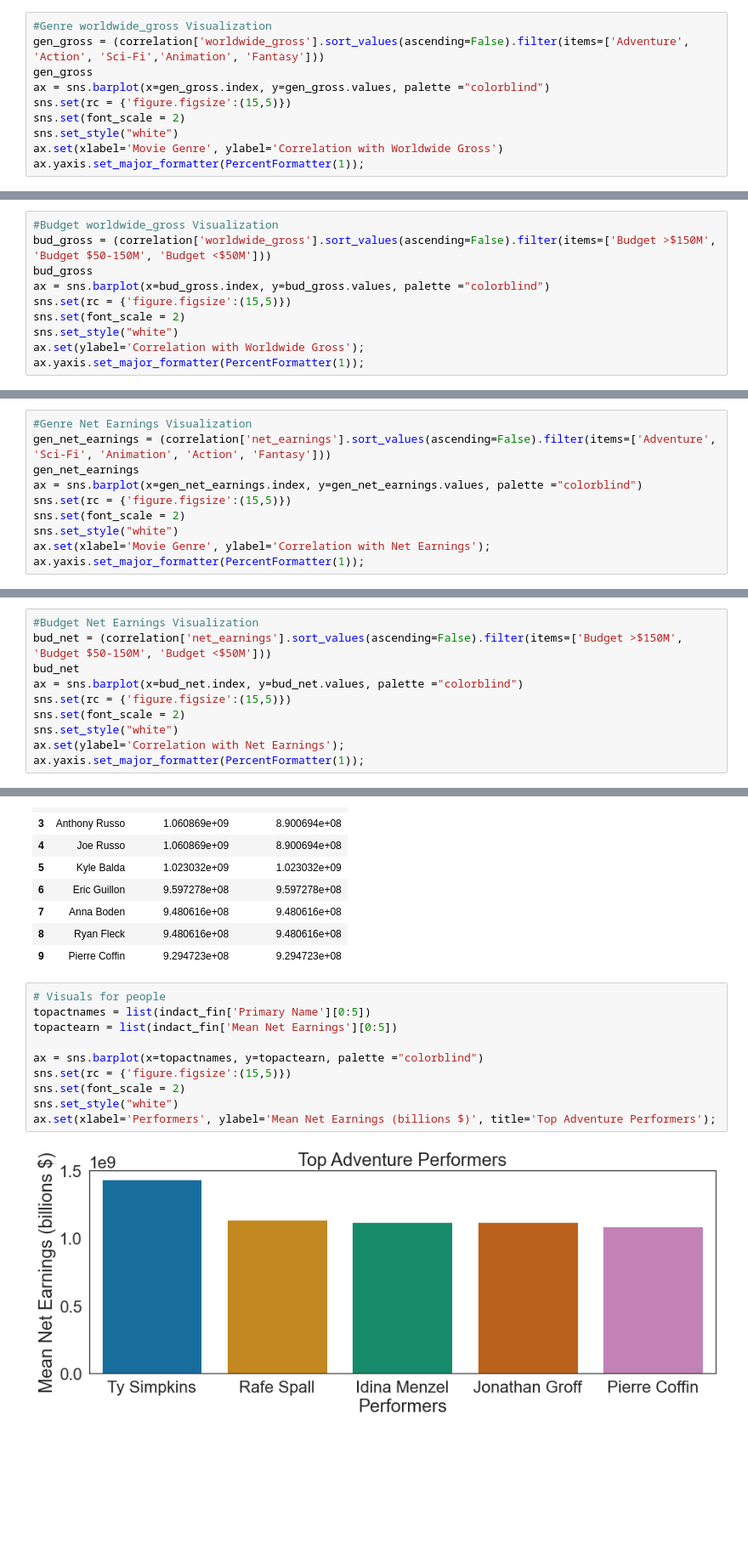
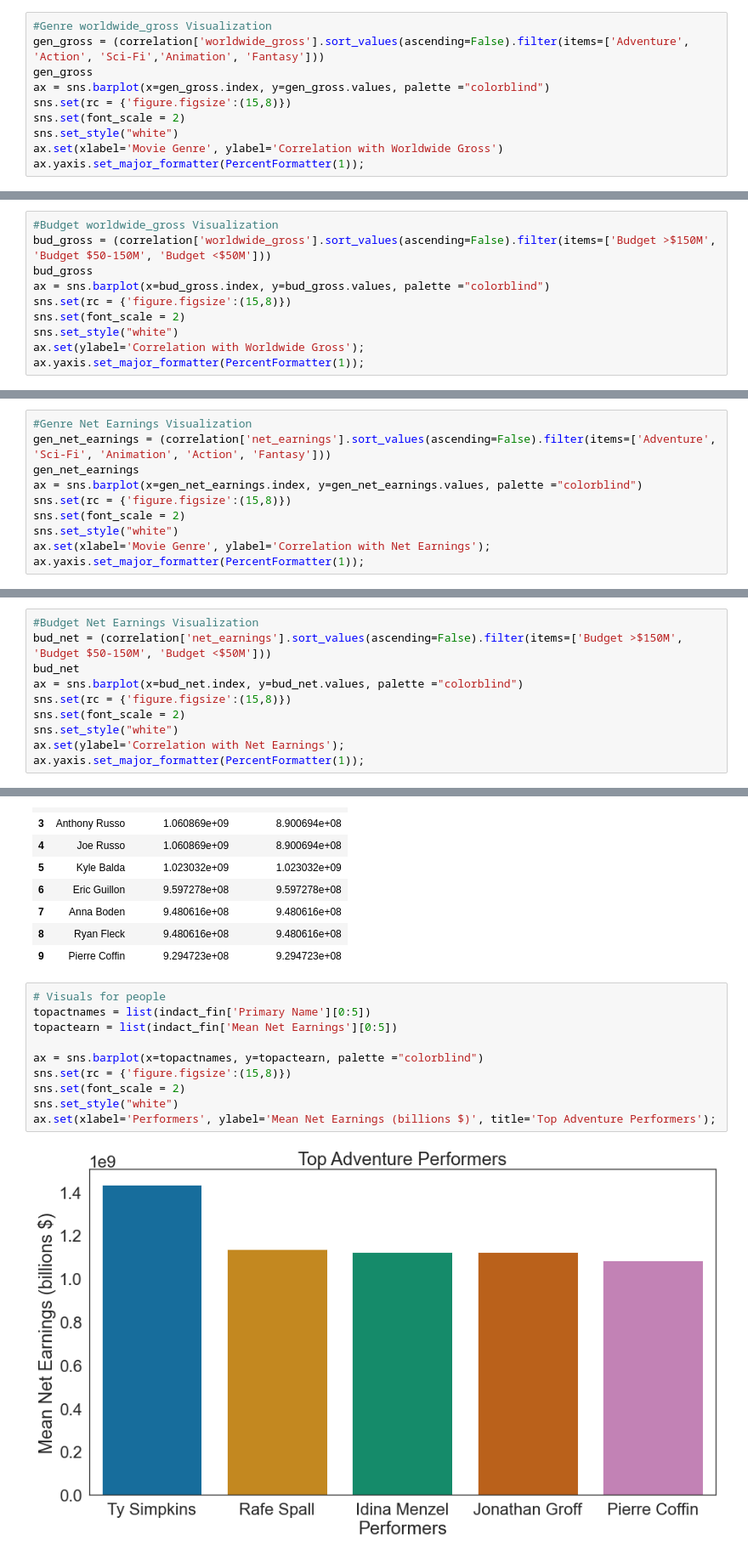
Before and after one commit to RH3421/Project-1-Microsoft-Makes-a-Movie, a Jupyter notebook: MainDF.ipynb, the cells around one changed output, grey strips where cells are left out. Shown: that part at 85% size. Cells and saved outputs as stored; diff of their text form; blank space fills up the shorter version.

```diff
--- a/MainDF.ipynb
+++ b/MainDF.ipynb
@@ -246,7 +251,7 @@ Best budget for worldwide_gross > $150Million
 gen_gross = (correlation['worldwide_gross'].sort_values(ascending=False).filter(items=['Adventure', 'Action', 'Sci-Fi','Animation', 'Fantasy']))
 gen_gross
 ax = sns.barplot(x=gen_gross.index, y=gen_gross.values, palette ="colorblind")
-sns.set(rc = {'figure.figsize':(15,5)})
+sns.set(rc = {'figure.figsize':(15,8)})
 sns.set(font_scale = 2)
 sns.set_style("white")
 ax.set(xlabel='Movie Genre', ylabel='Correlation with Worldwide Gross')
@@ -258,7 +263,7 @@ ax.yaxis.set_major_formatter(PercentFormatter(1));
 bud_gross = (correlation['worldwide_gross'].sort_values(ascending=False).filter(items=['Budget >$150M', 'Budget $50-150M', 'Budget <$50M']))
 bud_gross
 ax = sns.barplot(x=bud_gross.index, y=bud_gross.values, palette ="colorblind")
-sns.set(rc = {'figure.figsize':(15,5)})
+sns.set(rc = {'figure.figsize':(15,8)})
 sns.set(font_scale = 2)
 sns.set_style("white")
 ax.set(ylabel='Correlation with Worldwide Gross');
@@ -296,7 +301,7 @@ Best budget for net_earnings > $150Million
 gen_net_earnings = (correlation['net_earnings'].sort_values(ascending=False).filter(items=['Adventure', 'Sci-Fi', 'Animation', 'Action', 'Fantasy']))
 gen_net_earnings
 ax = sns.barplot(x=gen_net_earnings.index, y=gen_net_earnings.values, palette ="colorblind")
-sns.set(rc = {'figure.figsize':(15,5)})
+sns.set(rc = {'figure.figsize':(15,8)})
 sns.set(font_scale = 2)
 sns.set_style("white")
 ax.set(xlabel='Movie Genre', ylabel='Correlation with Net Earnings');
@@ -308,7 +313,7 @@ ax.yaxis.set_major_formatter(PercentFormatter(1));
 bud_net = (correlation['net_earnings'].sort_values(ascending=False).filter(items=['Budget >$150M', 'Budget $50-150M', 'Budget <$50M']))
 bud_net
 ax = sns.barplot(x=bud_net.index, y=bud_net.values, palette ="colorblind")
-sns.set(rc = {'figure.figsize':(15,5)})
+sns.set(rc = {'figure.figsize':(15,8)})
 sns.set(font_scale = 2)
 sns.set_style("white")
 ax.set(ylabel='Correlation with Net Earnings');
@@ -508,12 +513,12 @@ top10_dir
 # %%
 # Visuals for people
 topactnames = list(indact_fin['Primary Name'][0:5])
 topactearn = list(indact_fin['Mean Net Earnings'][0:5])
 
 ax = sns.barplot(x=topactnames, y=topactearn, palette ="colorblind")
-sns.set(rc = {'figure.figsize':(15,5)})
+sns.set(rc = {'figure.figsize':(15,8)})
 sns.set(font_scale = 2)
 sns.set_style("white")
 ax.set(xlabel='Performers', ylabel='Mean Net Earnings (billions $)', title='Top Adventure Performers');
 # %% [output]
-[figure, old version]
+[figure, new version]
```
Also changed, not shown: parts of 5 cells of this notebook, 3 other files.
